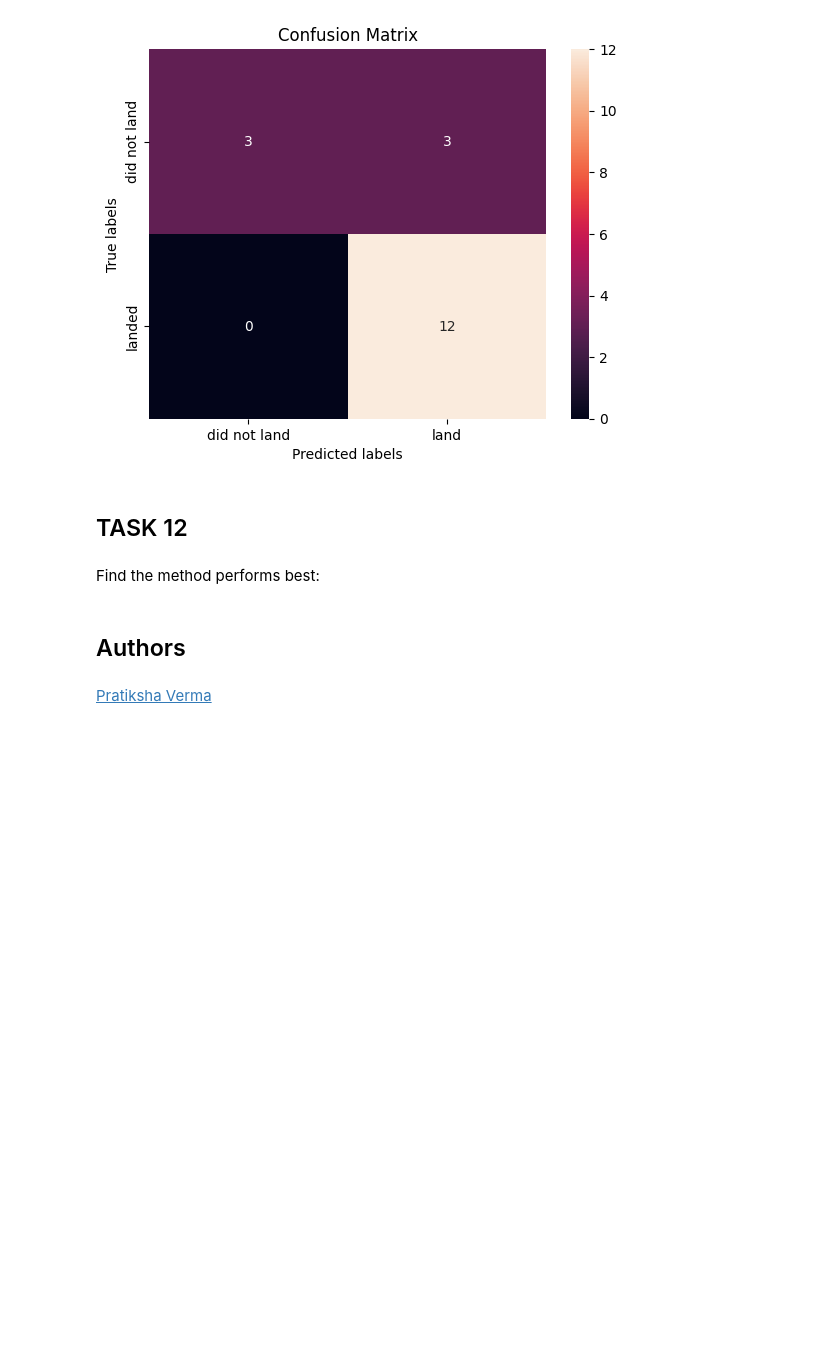
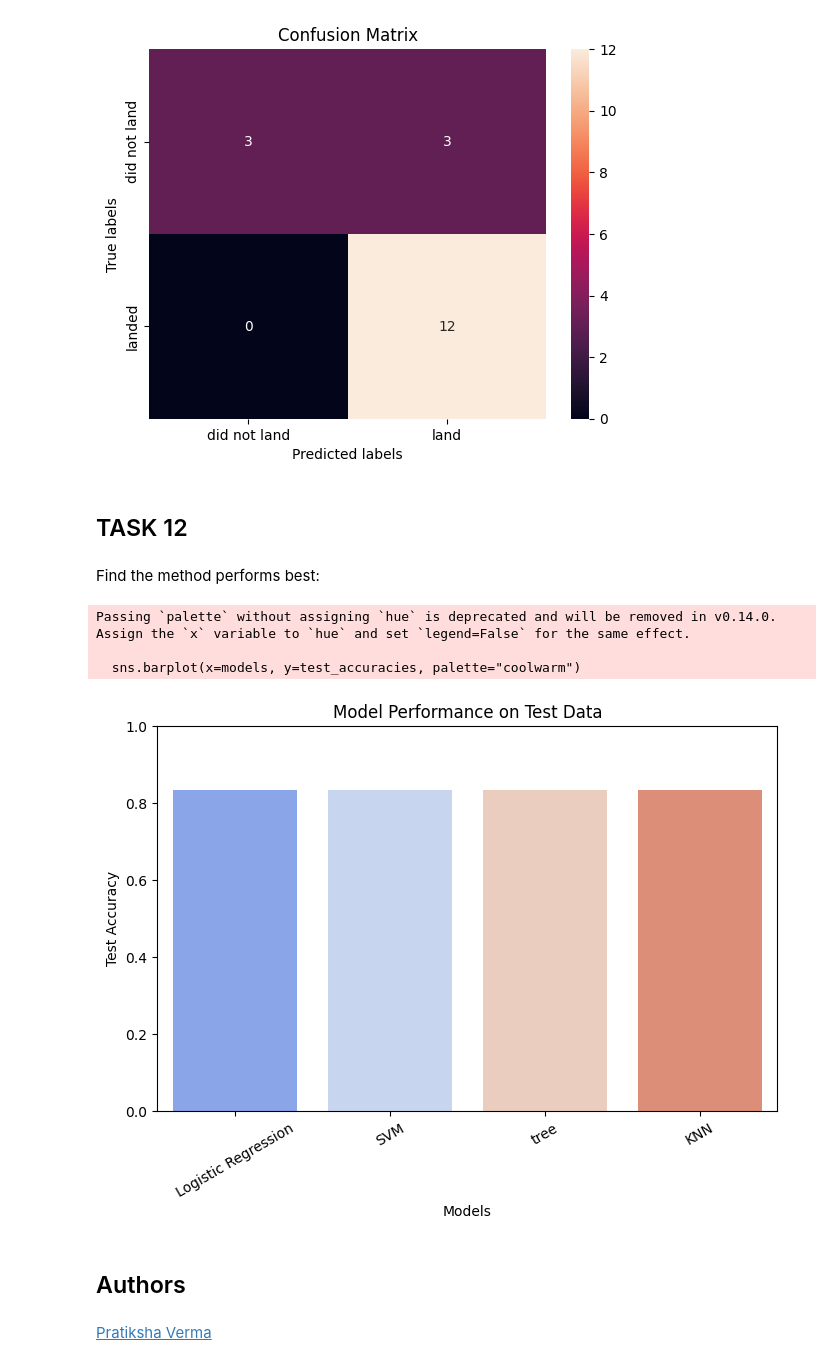
Before and after one commit to KiarashAstanboos/Applied-Data-Science-Capstone---Collecting-Data, a Jupyter notebook: module_4/SpaceX_Machine Learning Prediction_Part_5.ipynb, the cells around one changed output. Drawn from its saved outputs; the diff is of its cells as text; code cells hidden in the pictures; blank space fills up the shorter version.

```diff
--- a/module_4/SpaceX_Machine Learning Prediction_Part_5.ipynb
+++ b/module_4/SpaceX_Machine Learning Prediction_Part_5.ipynb
@@ -336,6 +344,42 @@ plot_confusion_matrix(Y_test,yhat)
 ## TASK  12
 # %% [markdown]
 Find the method performs best:
+# %%
+grid_searches = {
+    "Logistic Regression": logreg_cv,
+    "SVM": svm_cv,
+    "tree": tree_cv,
+    "KNN":knn_cv
+}
+
+# Extract mean test scores
+models = []
+test_accuracies = []
+
+for name, gs in grid_searches.items():
+    best_model = gs.best_estimator_  # Get the best model from GridSearchCV
+    test_acc = best_model.score(X_test,Y_test)  # Predict on test data
+
+    models.append(name)
+    test_accuracies.append(test_acc)
+
+# Plotting
+plt.figure(figsize=(8, 5))
+sns.barplot(x=models, y=test_accuracies, palette="coolwarm")
+
+# Labels and title
+plt.xlabel("Models")
+plt.ylabel("Test Accuracy")
+plt.title("Model Performance on Test Data")
+plt.ylim(0, 1)  # Assuming accuracy is between 0 and 1
+plt.xticks(rotation=30)
+
+plt.show()
+# %% [output]
+Passing `palette` without assigning `hue` is deprecated and will be removed in v0.14.0. Assign the `x` variable to `hue` and set `legend=False` for the same effect.
+
+  sns.barplot(x=models, y=test_accuracies, palette="coolwarm")
+[figure, added]
 # %% [markdown]
 ## Authors
 # %% [markdown]
```
Also changed, not shown: parts of 3 cells of this notebook, 2 other files.
